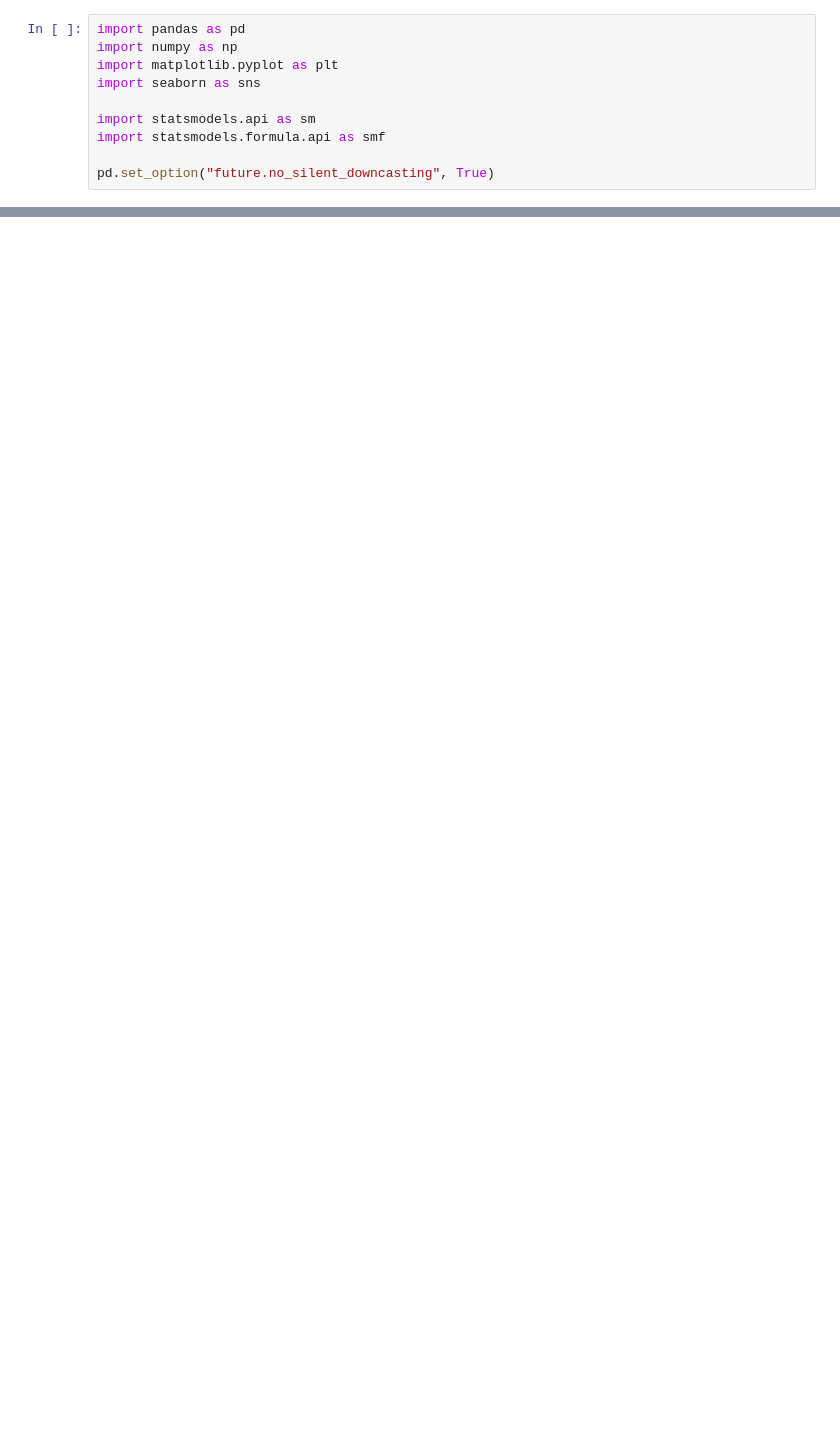
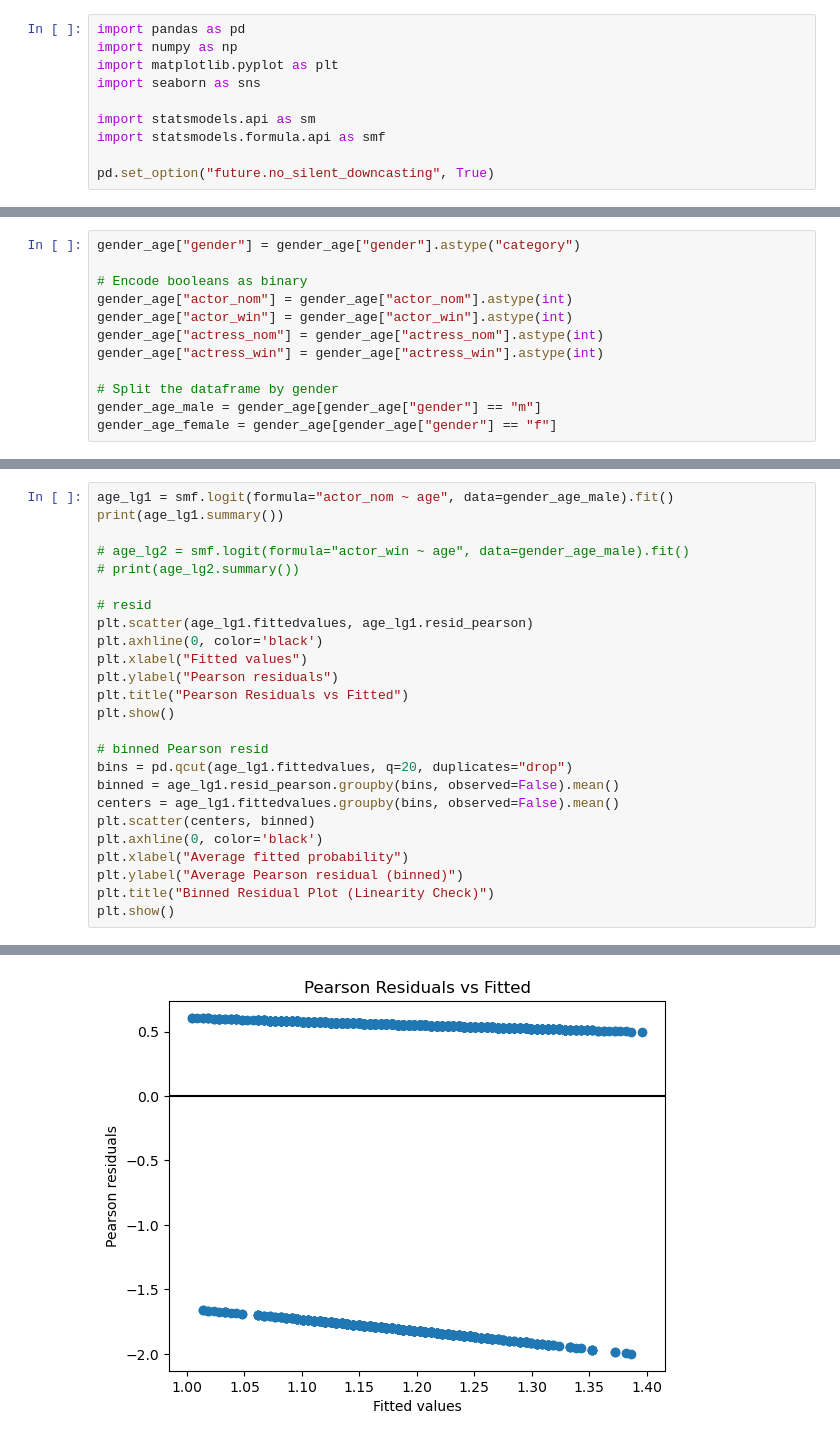
Before and after one commit to stephbc/DATA698_MastersResearchProject, a Jupyter notebook: data4.ipynb, the cells around one changed output, grey strips where cells are left out. Drawn from its saved outputs; the diff is of its cells as text; blank space fills up the shorter version.

```diff
--- a/data4.ipynb
+++ b/data4.ipynb
@@ -109,0 +44,12 @@ strong multicollinearity or other numerical problems.
+# %%
+gender_age["gender"] = gender_age["gender"].astype("category")
+
+# Encode booleans as binary
+gender_age["actor_nom"] = gender_age["actor_nom"].astype(int)
+gender_age["actor_win"] = gender_age["actor_win"].astype(int)
+gender_age["actress_nom"] = gender_age["actress_nom"].astype(int)
+gender_age["actress_win"] = gender_age["actress_win"].astype(int)
+
+# Split the dataframe by gender
+gender_age_male = gender_age[gender_age["gender"] == "m"]
+gender_age_female = gender_age[gender_age["gender"] == "f"]
@@ -109,0 +106,26 @@ strong multicollinearity or other numerical problems.
+# %%
+age_lg1 = smf.logit(formula="actor_nom ~ age", data=gender_age_male).fit()
+print(age_lg1.summary())
+
+# age_lg2 = smf.logit(formula="actor_win ~ age", data=gender_age_male).fit()
+# print(age_lg2.summary())
+
+# resid
+plt.scatter(age_lg1.fittedvalues, age_lg1.resid_pearson)
+plt.axhline(0, color='black')
+plt.xlabel("Fitted values")
+plt.ylabel("Pearson residuals")
+plt.title("Pearson Residuals vs Fitted")
+plt.show()
+
+# binned Pearson resid
+bins = pd.qcut(age_lg1.fittedvalues, q=20, duplicates="drop")
+binned = age_lg1.resid_pearson.groupby(bins, observed=False).mean()
+centers = age_lg1.fittedvalues.groupby(bins, observed=False).mean()
+plt.scatter(centers, binned)
+plt.axhline(0, color='black')
+plt.xlabel("Average fitted probability")
+plt.ylabel("Average Pearson residual (binned)")
+plt.title("Binned Residual Plot (Linearity Check)")
+plt.show()
+# %% [output]
@@ -109,0 +150 @@ strong multicollinearity or other numerical problems.
+[figure, added]
```
Also changed, not shown: parts of 18 cells of this notebook, 3 other files.
